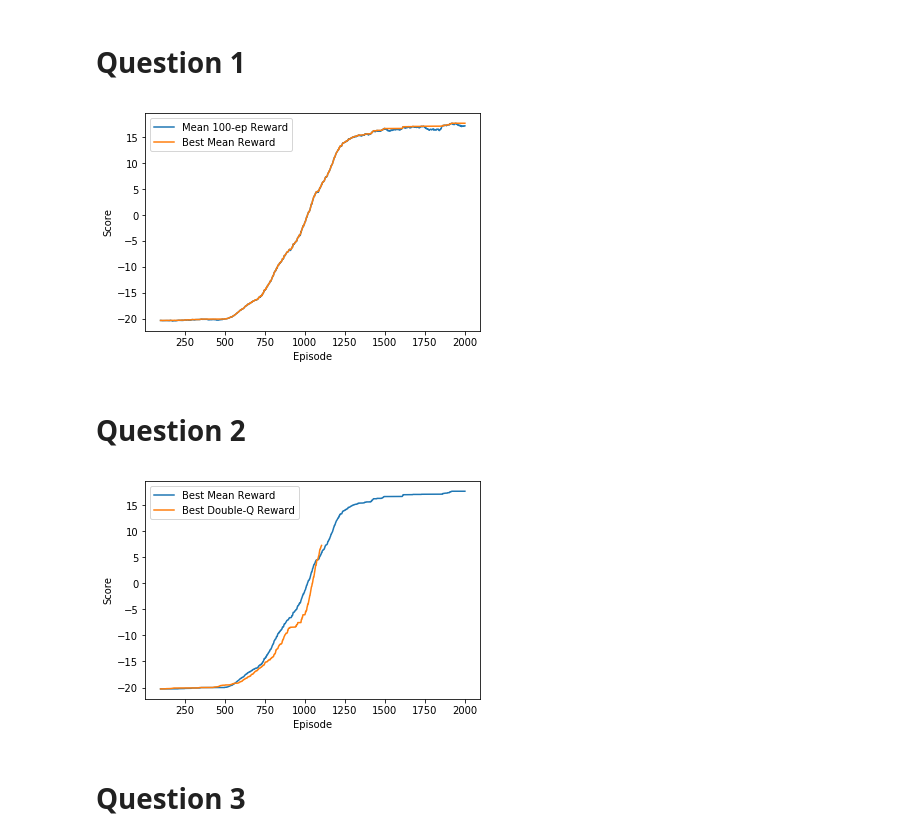
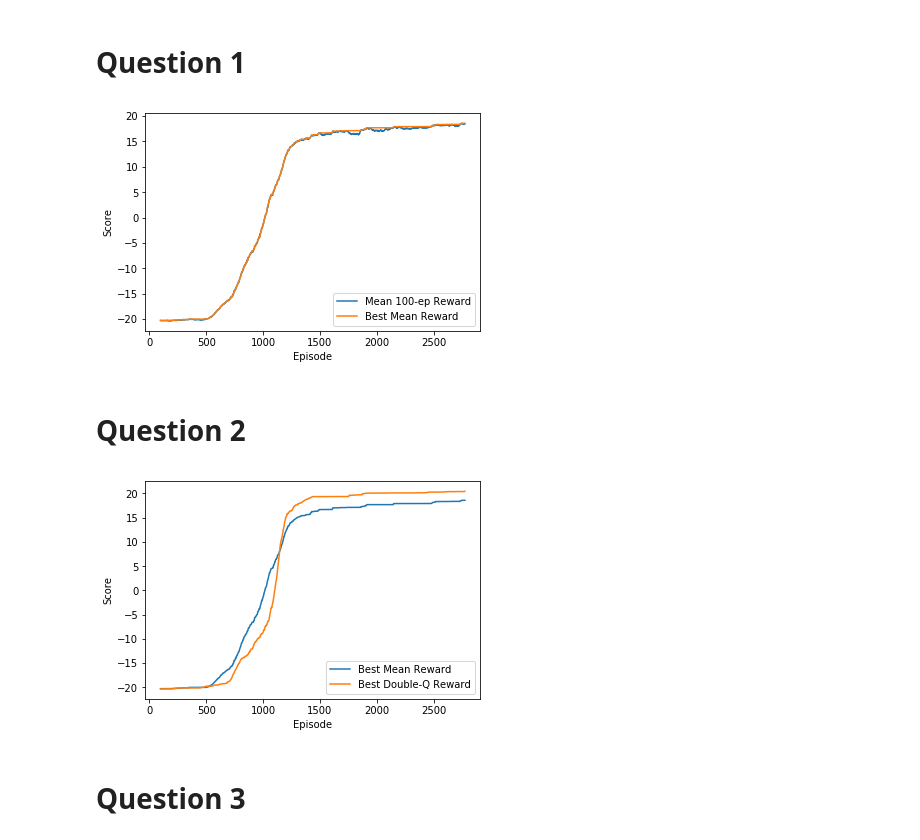
Before and after one commit to jperl/rl-homework, a Jupyter notebook: berkeley/hw3/answers/Answers.ipynb, the cells around one changed output. Cells and saved outputs as stored; diff of their text form; code cells hidden in the pictures.

```diff
--- a/berkeley/hw3/answers/Answers.ipynb
+++ b/berkeley/hw3/answers/Answers.ipynb
@@ -23,20 +23,20 @@ def show_plot():
     plt.ylabel("Score")
     plt.show()
 # %%
-default = pickle.load(open("./default.pkl", "rb"))[0:2000]
+default = pickle.load(open("./default.pkl", "rb"))[:2776]
 plot_values(default, "Mean 100-ep Reward", "Best Mean Reward")
 show_plot()
 # %% [output]
-[figure, old version]
+[figure, new version]
 # %% [markdown]
 # Question 2
 # %%
-double_q = pickle.load(open("./double_q.pkl", "rb"))
+double_q = pickle.load(open("./double_q.pkl", "rb"))[:2776]
 plot_values(default, max_label="Best Mean Reward")
 plot_values(double_q, max_label="Best Double-Q Reward")
 show_plot()
 # %% [output]
-[figure, old version]
+[figure, new version]
 # %% [markdown]
 # Question 3
 # %%
```
Also changed, not shown: 3 other files.
